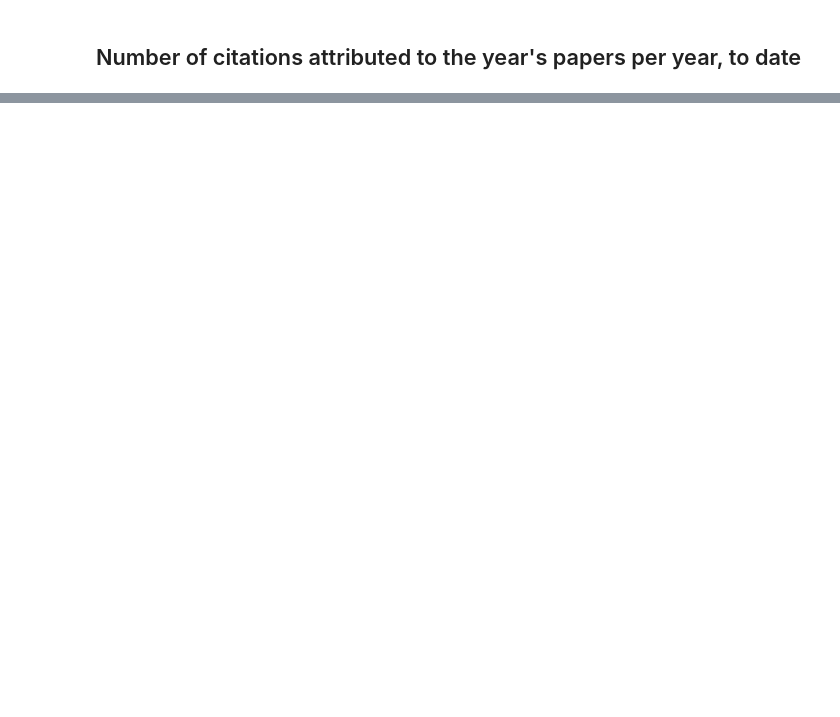
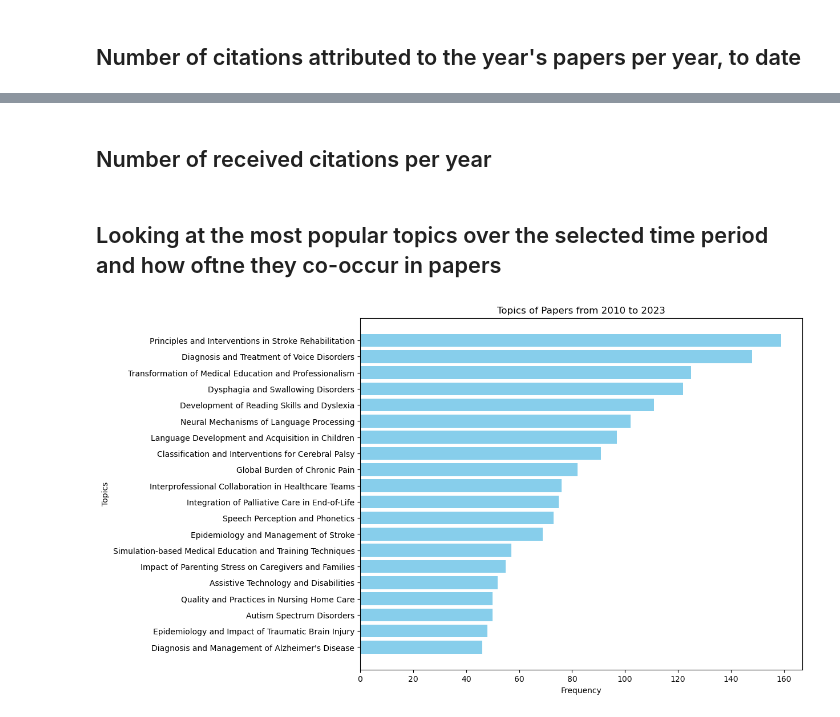
Before and after one commit to boumpteryx/Publication-statistics, a Jupyter notebook: MGHIHP_Statistics.ipynb, the cells around one changed output, grey strips where cells are left out. Drawn from its saved outputs; the diff is of its cells as text; code cells hidden in the pictures; blank space fills up the shorter version.

```diff
--- a/MGHIHP_Statistics.ipynb
+++ b/MGHIHP_Statistics.ipynb
@@ -7,6 +9,9 @@ To find an institution ID, please...
 home_institution = "https://openalex.org/I158133745"
 begin = 2010
 end = 2023
+
+top_n_topics = 20
+top_n_rankings = 20
 # %% [markdown]
 ### Data loading
 # %%
@@ -360,0 +410,44 @@ plot_publications_with_dynamic_sizing(citations_counts_per_year, begin, end)
+# %% [markdown]
+## Number of received citations per year
+# %% [markdown]
+## Looking at the most popular topics over the selected time period and how oftne they co-occur in papers
+# %%
+def plot_paper_topics(data, begin, end, top_n=10):
+    topic_counts = {}
+
+    # Iterate through each publication
+    for publication in data:
+        year = publication.get('publication_year')
+        # Check if the publication is within the specified time span
+        if begin <= year <= end:
+            # Iterate through the topics of each publication
+            for topic in publication.get('topics', []):
+                topic_name = topic.get('display_name')
+                # Increment the count for each topic
+                if topic_name in topic_counts:
+                    topic_counts[topic_name] += 1
+                else:
+                    topic_counts[topic_name] = 1
+
+    # Prepare data for plotting
+    topics = list(topic_counts.keys())
+    counts = list(topic_counts.values())
+
+    # Sort the topics by count
+    sorted_indices = sorted(range(len(counts)), key=lambda i: counts[i], reverse=True)
+    sorted_topics = [topics[i] for i in sorted_indices][:top_n]
+    sorted_counts = [counts[i] for i in sorted_indices][:top_n]
+
+    # Plotting
+    plt.figure(figsize=(10, 8))
+    plt.barh(sorted_topics, sorted_counts, color='skyblue')
+    plt.xlabel('Frequency')
+    plt.ylabel('Topics')
+    plt.title(f'Topics of Papers from {begin} to {end}')
+    plt.gca().invert_yaxis()  # Invert y-axis to have the highest count on top
+    plt.show()
+
+# Example usage
+plot_paper_topics(data, begin, end, top_n=top_n_topics)
+# %% [output]
+[figure, added]
```
Also changed, not shown: parts of 20 cells of this notebook.
